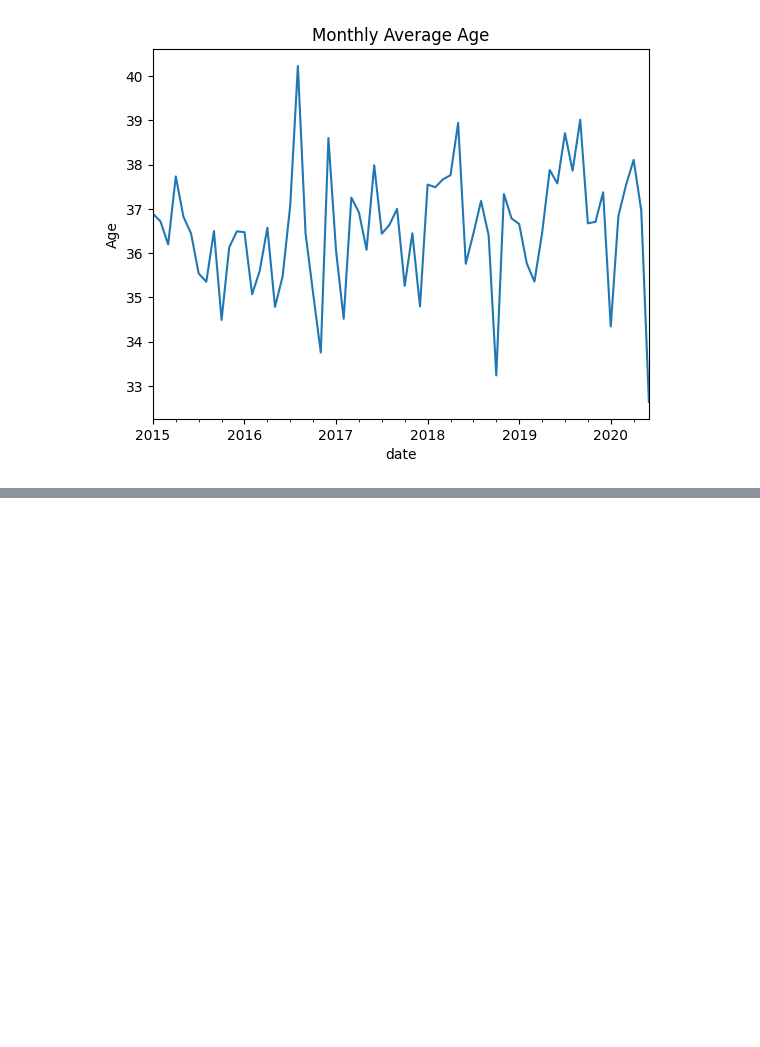
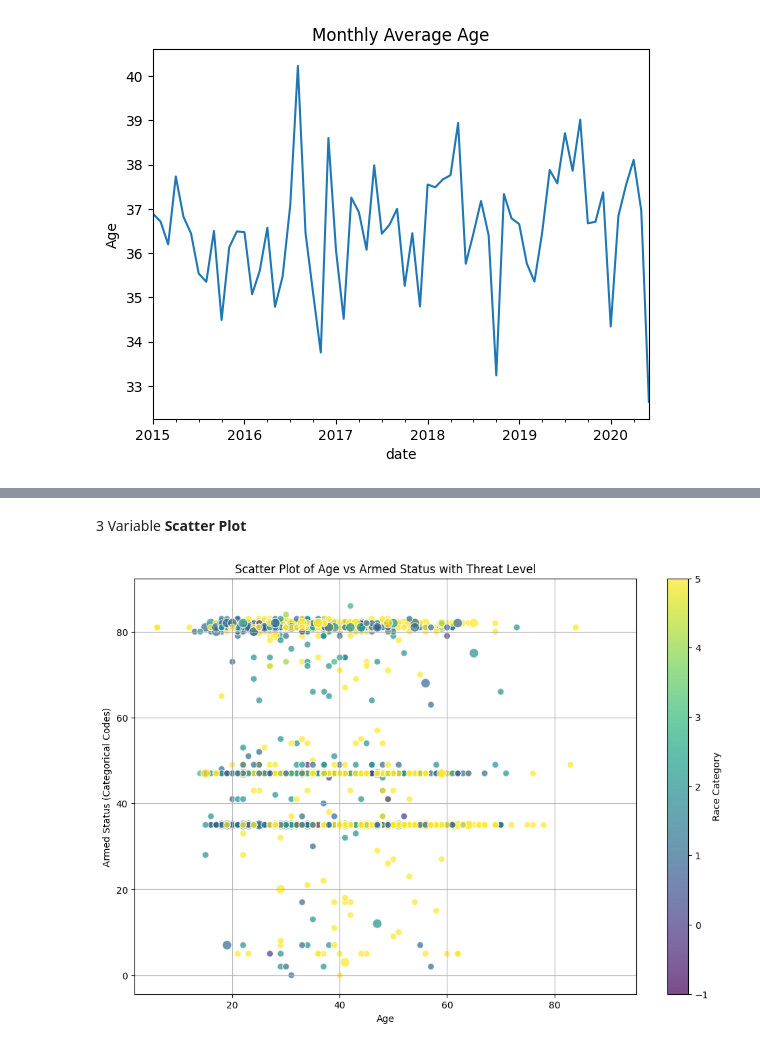
Before and after one commit to Vikaash7/21BDS0052-EDA, a Jupyter notebook: 21BDS0052.ipynb, the cells around one changed output, grey strips where cells are left out. Drawn from its saved outputs; the diff is of its cells as text; code cells hidden in the pictures; blank space fills up the shorter version.

```diff
--- a/21BDS0052.ipynb
+++ b/21BDS0052.ipynb
@@ -295,0 +432,24 @@ plt.show()
+# %% [markdown]
+3 Variable **Scatter** **Plot**
+# %%
+palette = sns.color_palette("husl", len(df['race'].unique()))
+
+plt.figure(figsize=(12, 8))
+scatter = plt.scatter(
+    x=df['age'],
+    y=df['armed'].astype('category').cat.codes,
+    s=df['threat_level'].astype('category').cat.codes * 50,
+    c=df['race'].astype('category').cat.codes,
+    cmap='viridis',
+    alpha=0.7,
+    edgecolors='w'
+    )
+
+plt.colorbar(scatter, label='Race Category')
+plt.title('Scatter Plot of Age vs Armed Status with Threat Level')
+plt.xlabel('Age')
+plt.ylabel('Armed Status (Categorical Codes)')
+plt.grid(True)
+plt.show()
+# %% [output]
+[figure, added]
```
Also changed, not shown: parts of 24 cells of this notebook.
